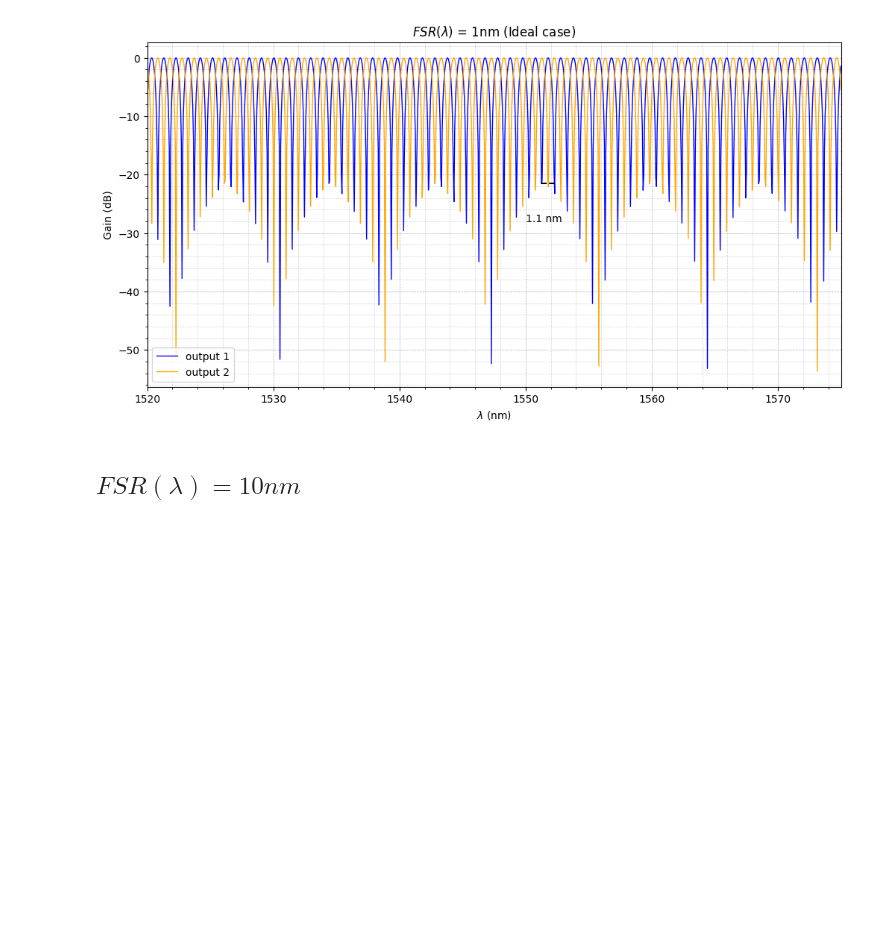
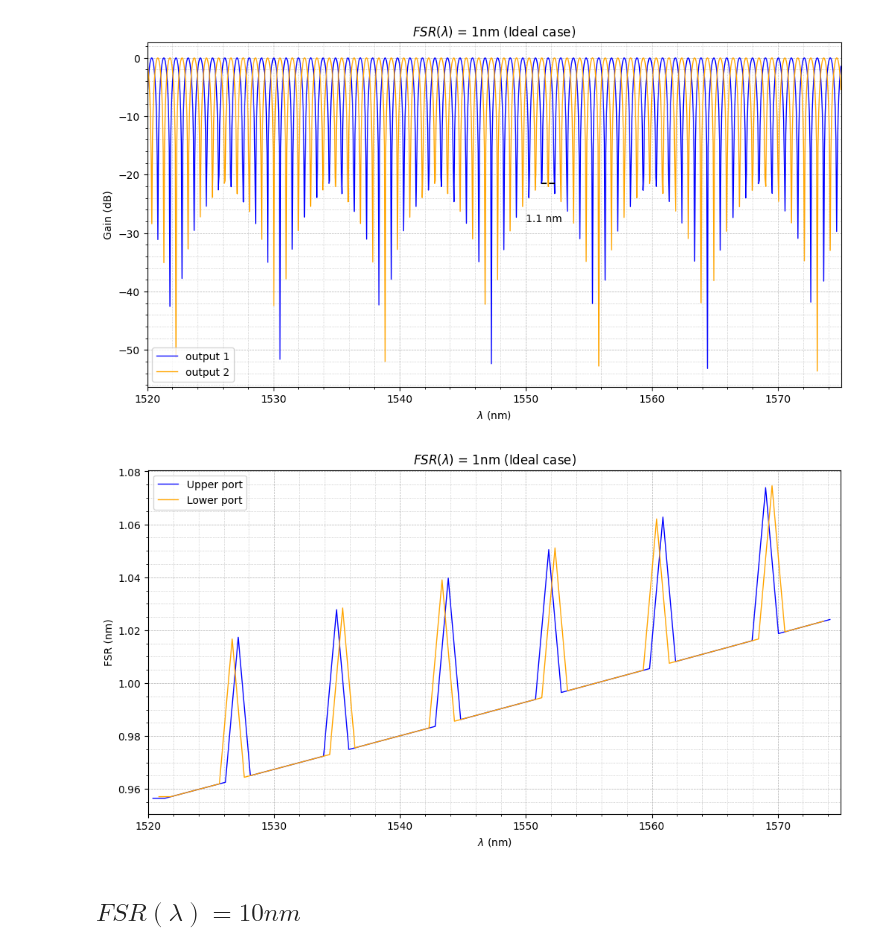
Before and after one commit to FhelipeAllves/Photonics, a Jupyter notebook: Mach–Zehnder interferometer/Ideal simulation/Sim_Interconnect_ideal.ipynb, the cells around one changed output. Saved outputs shown, nothing was run; the diff lists cells and outputs as text; code cells hidden in the pictures; blank space fills up the shorter version.

Commit message:
FSR_x_wavelength

```diff
--- a/Mach–Zehnder interferometer/Ideal simulation/Sim_Interconnect_ideal.ipynb
+++ b/Mach–Zehnder interferometer/Ideal simulation/Sim_Interconnect_ideal.ipynb
@@ -151,6 +151,34 @@ if len(min_indices) >= 2:
     plt.show()
 # %% [output]
 [figure]
+# %%
+FSR_1 = interApi.getresult('ONA', 'input 1/mode 1/peak/free spectral range')
+FSR_2 = interApi.getresult('ONA', 'input 2/mode 1/peak/free spectral range')
+
+wavelength_1 = np.array(FSR_1['wavelength']).flatten()
+fsrplot_1 = np.array(FSR_1['TE free spectral range (m)'])
+
+wavelength_2 = np.array(FSR_2['wavelength']).flatten()
+fsrplot_2 = np.array(FSR_2['TE free spectral range (m)'])
+# %%
+plt.figure(figsize=(12, 6))
+plt.plot(wavelength_1 / nm, fsrplot_1/nm, lw=1, label='Upper port', color='blue')
+plt.plot(wavelength_2 / nm, fsrplot_2/nm, lw=1, label='Lower port', color='orange')
+
+plt.xlabel('$\lambda$ (nm)')
+plt.ylabel('FSR (nm)')
+plt.xlim([1520, 1575])
+
+plt.title('$FSR(\lambda)$ = 1nm (Ideal case)')
+plt.minorticks_on()
+plt.grid(which='both', linestyle='--', linewidth=0.5)
+plt.grid(which='minor', linestyle=':', linewidth=0.5)
+
+plt.legend(loc='best')
+plt.savefig('FSR_1nm_x_wvlength', bbox_inches='tight')
+plt.show()
+# %% [output]
+[figure, added]
 # %% [markdown]
 ## $FSR(\lambda) = 10nm$
 # %%
```
Also changed, not shown: parts of 4 cells of this notebook, 13 other files.
